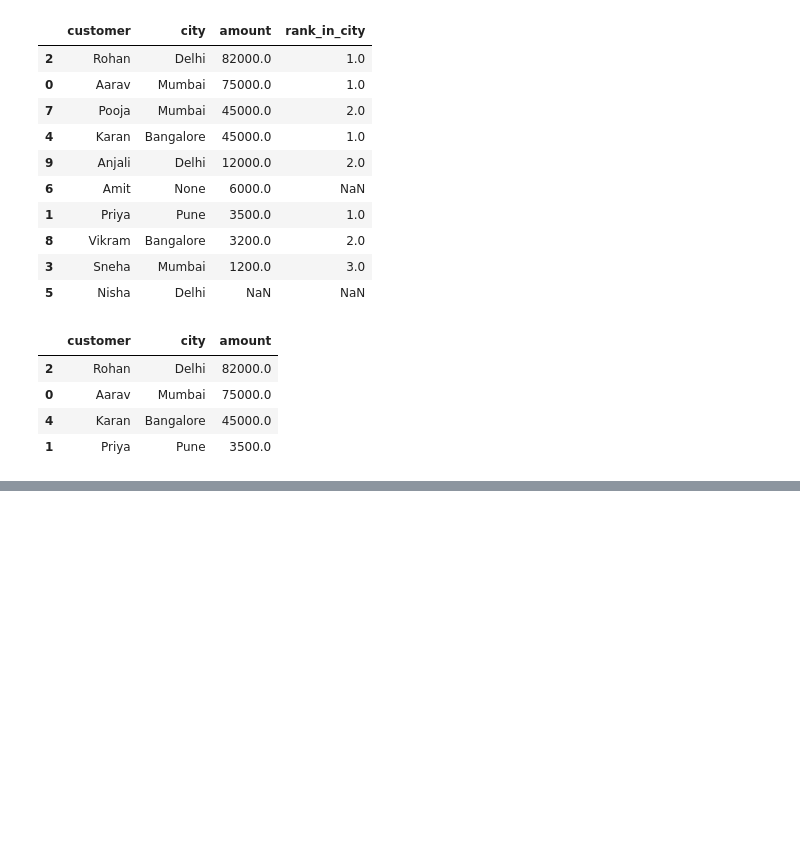
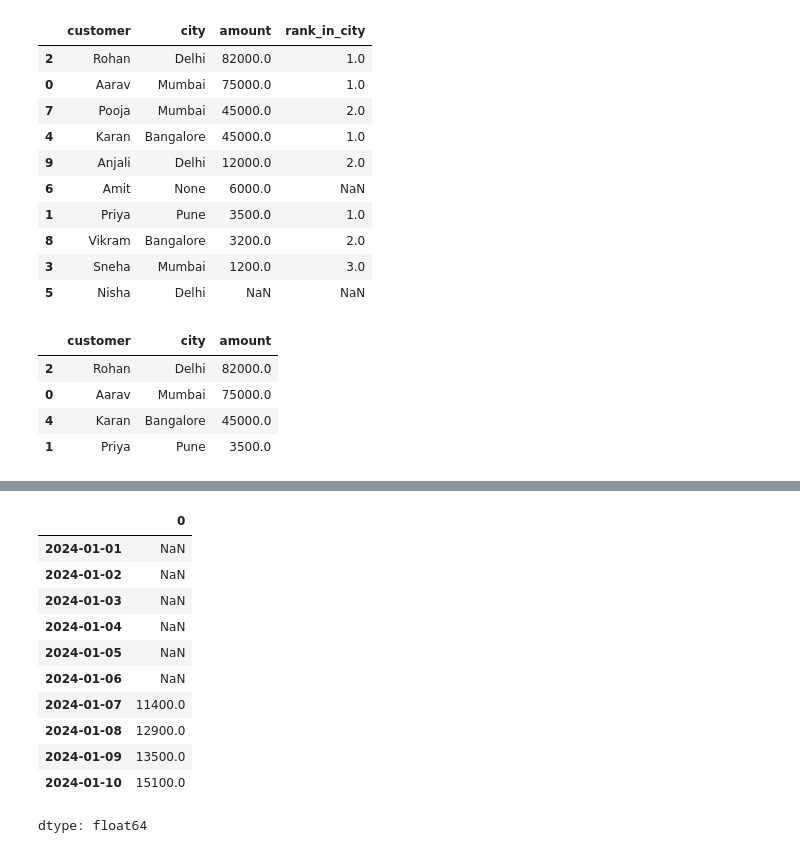
Before and after one commit to Bhakti77/pandas, a Jupyter notebook: Pandas_Intermediate.ipynb, the cells around one changed output, grey strips where cells are left out. Saved outputs shown, nothing was run; the diff lists cells and outputs as text; code cells hidden in the pictures; blank space fills up the shorter version.

```diff
--- a/Pandas_Intermediate.ipynb
+++ b/Pandas_Intermediate.ipynb
@@ -283,0 +315,15 @@ df[df['rank_in_city'] == 1][['customer', 'city', 'amount']]
+# %%
+sales_data.rolling(window=7).sum()
+# %% [output]
+|  | 0 |
+| 2024-01-01 | NaN |
+| 2024-01-02 | NaN |
+| 2024-01-03 | NaN |
+| 2024-01-04 | NaN |
+| 2024-01-05 | NaN |
+| 2024-01-06 | NaN |
+| 2024-01-07 | 11400.0 |
+| 2024-01-08 | 12900.0 |
+| 2024-01-09 | 13500.0 |
+| 2024-01-10 | 15100.0 |
+dtype: float64
```
Also changed, not shown: parts of 3 cells of this notebook.
